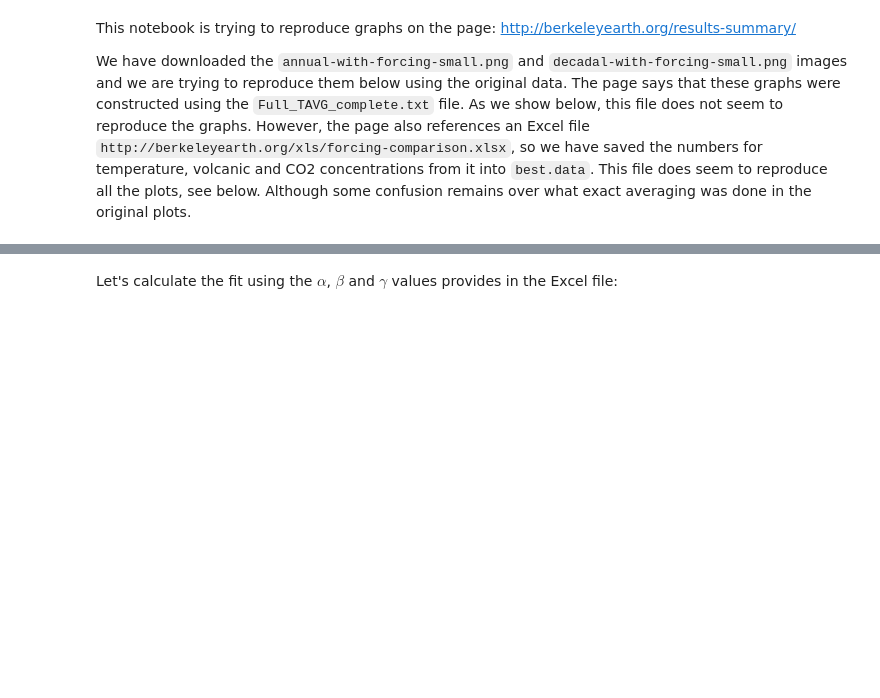
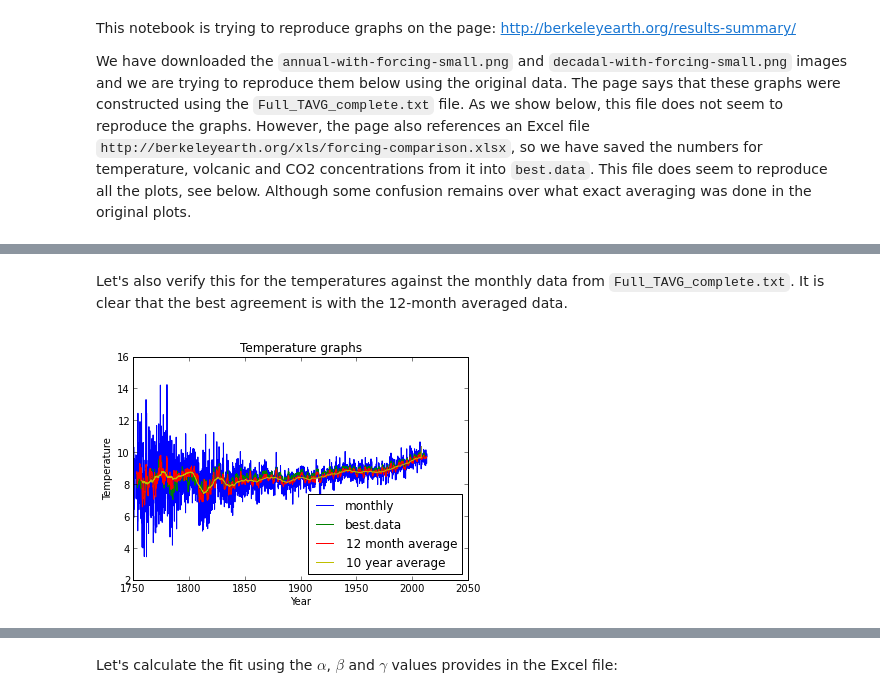
Before and after one commit to certik/climate, a Jupyter notebook: Berkeley fit.ipynb, the cells around one changed output, grey strips where cells are left out. Saved outputs shown, nothing was run; the diff lists cells and outputs as text; code cells hidden in the pictures; blank space fills up the shorter version.

```diff
--- a/Berkeley fit.ipynb
+++ b/Berkeley fit.ipynb
@@ -32,0 +114,13 @@ unc10 = D[:, 9]
+# %% [markdown]
+Let's also verify this for the temperatures against the monthly data from `Full_TAVG_complete.txt`. It is clear that the best agreement is with the 12-month averaged data.
+# %%
+plot(years2, temp_month, label="monthly")
+plot(years, temp, label="best.data")
+plot(years2, month_to_year(temp_month), label="12 month average")
+plot(years2, month_to_10years(temp_month), "y-", label="10 year average")
+title("Temperature graphs")
+xlabel("Year")
+ylabel("Temperature")
+legend(loc="lower right");
+# %% [output]
+[figure, added]
```
Also changed, not shown: parts of 31 cells of this notebook.
